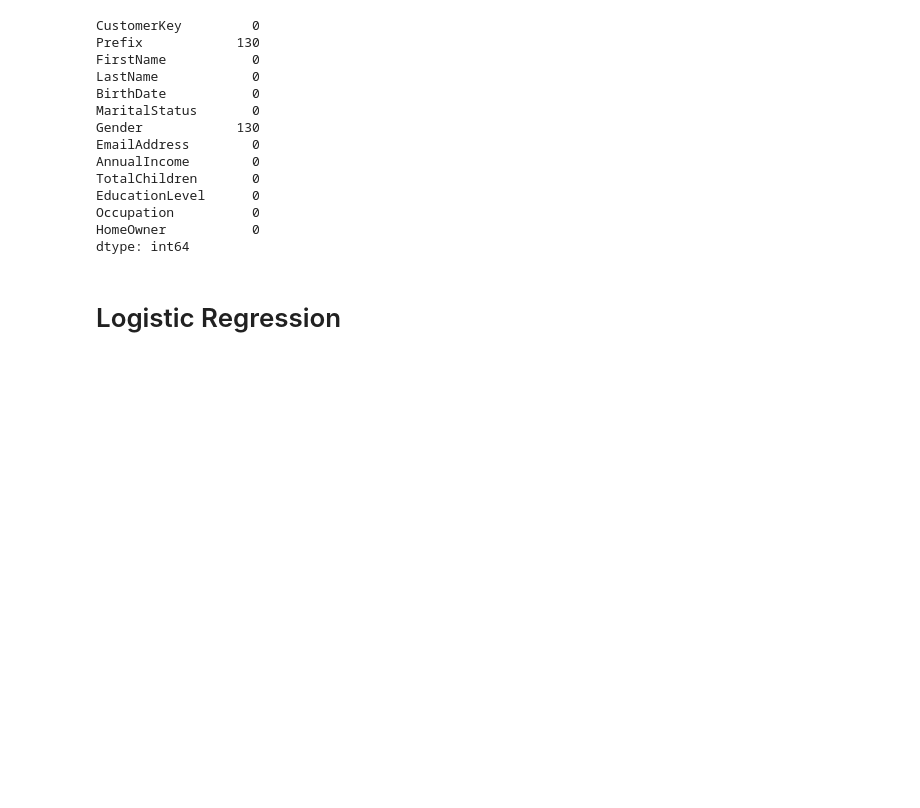
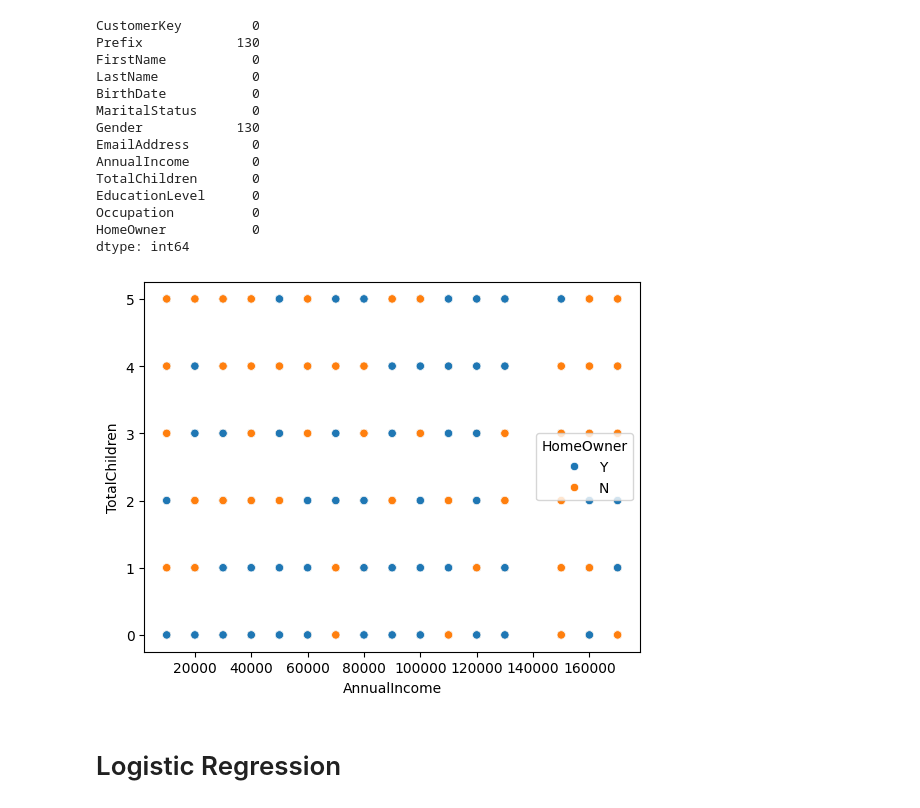
Before and after one commit to AftabQuant/Machine-Learning-Chronicles, a Jupyter notebook: Machine Learning Hub/Machine Learning Algorithms/Decision Tree Algorithm/Untitled.ipynb, the cells around one changed output. Cells and saved outputs as stored; diff of their text form; code cells hidden in the pictures; blank space fills up the shorter version.

```diff
--- a/Machine Learning Hub/Machine Learning Algorithms/Decision Tree Algorithm/Untitled.ipynb
+++ b/Machine Learning Hub/Machine Learning Algorithms/Decision Tree Algorithm/Untitled.ipynb
@@ -33,3 +33,8 @@ EducationLevel      0
 Occupation          0
 HomeOwner           0
 dtype: int64
+# %%
+sns.scatterplot(x='AnnualIncome', y='TotalChildren', data=df, hue='HomeOwner')
+plt.show()
+# %% [output]
+[figure, added]
```
Also changed, not shown: parts of 5 cells of this notebook.
